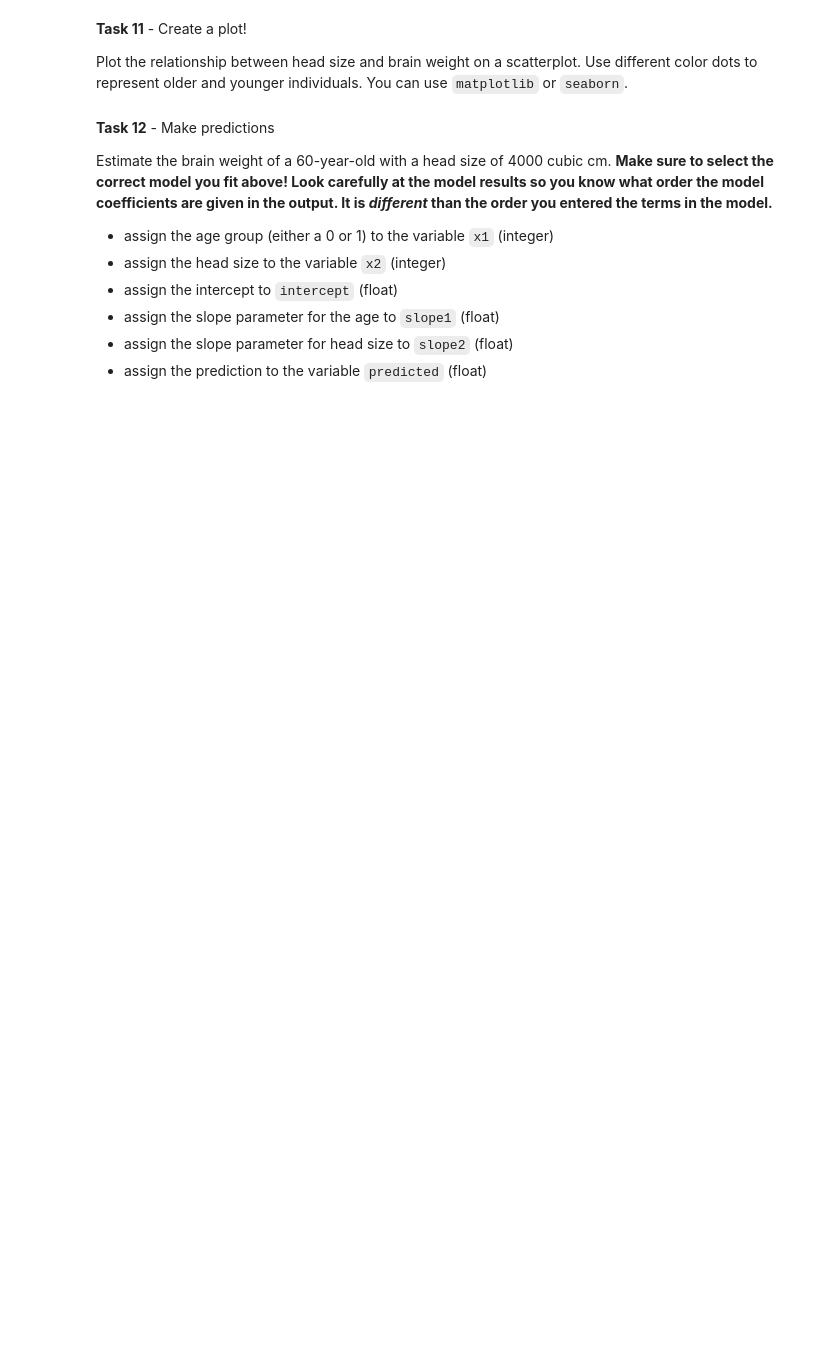
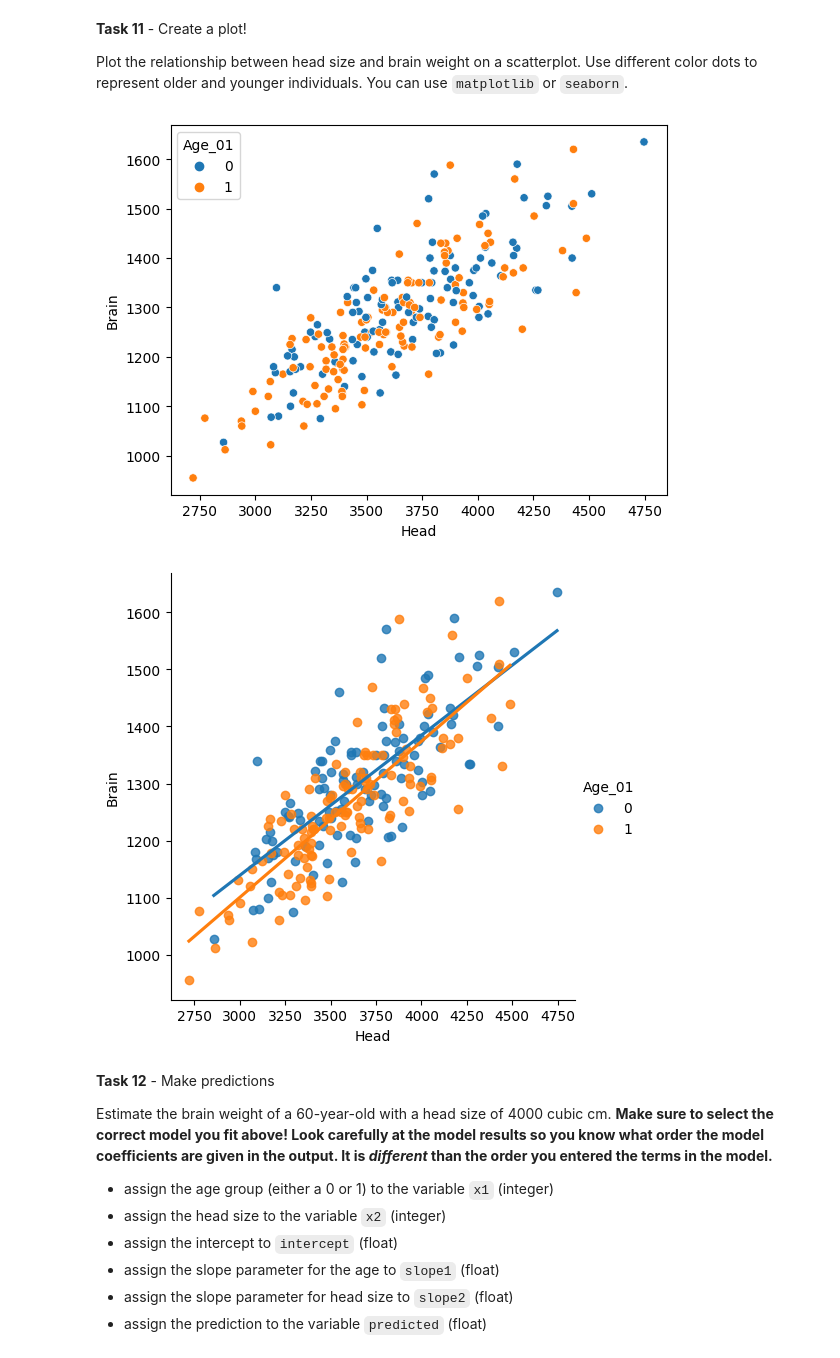
Before and after one commit to sikoh/DS-Linear-Algebra, a Jupyter notebook: Multiple-Regression/DS_MultipleRegression_Homework.ipynb, the cells around one changed output. Drawn from its saved outputs; the diff is of its cells as text; code cells hidden in the pictures; blank space fills up the shorter version.

```diff
--- a/Multiple-Regression/DS_MultipleRegression_Homework.ipynb
+++ b/Multiple-Regression/DS_MultipleRegression_Homework.ipynb
@@ -354,3 +388,14 @@ raise NotImplementedError()
+# %%
+# Task 11
+
+# YOUR CODE HERE
+#raise NotImplementedError()
+import seaborn as sns
+sns.scatterplot(x = 'Head', y = 'Brain', data = df, hue = 'Age_01')
+sns.lmplot(x='Head', y='Brain', data=df, hue='Age_01', ci=None);
+# %% [output]
+[figure, added]
+[figure, added]
 # %% [markdown]
 **Task 12** - Make predictions
 
```
Also changed, not shown: parts of 10 cells of this notebook.
